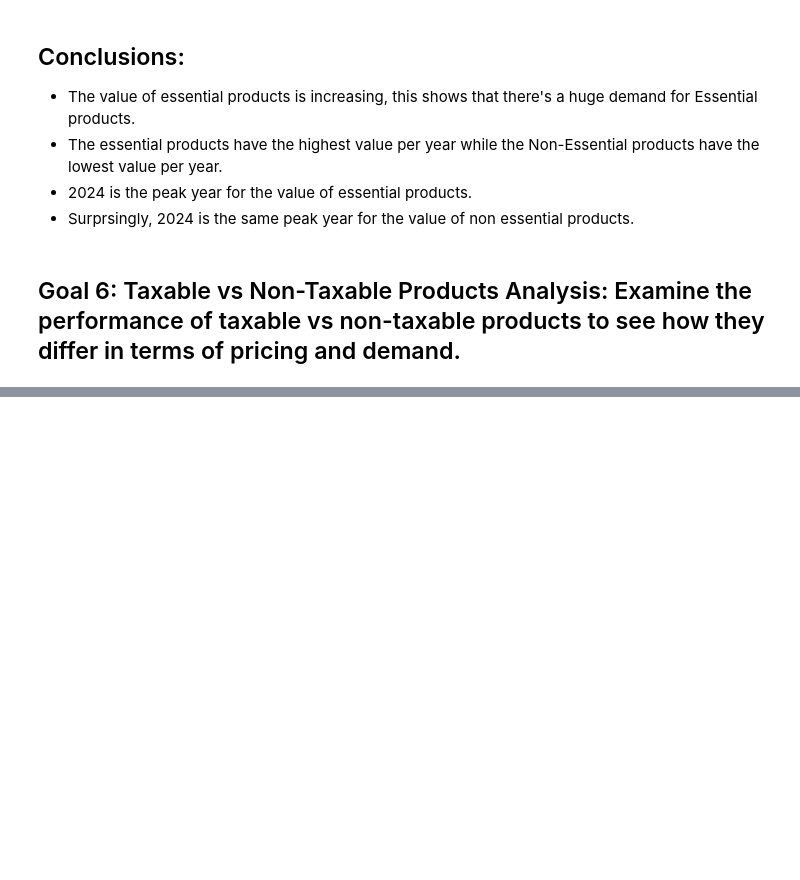
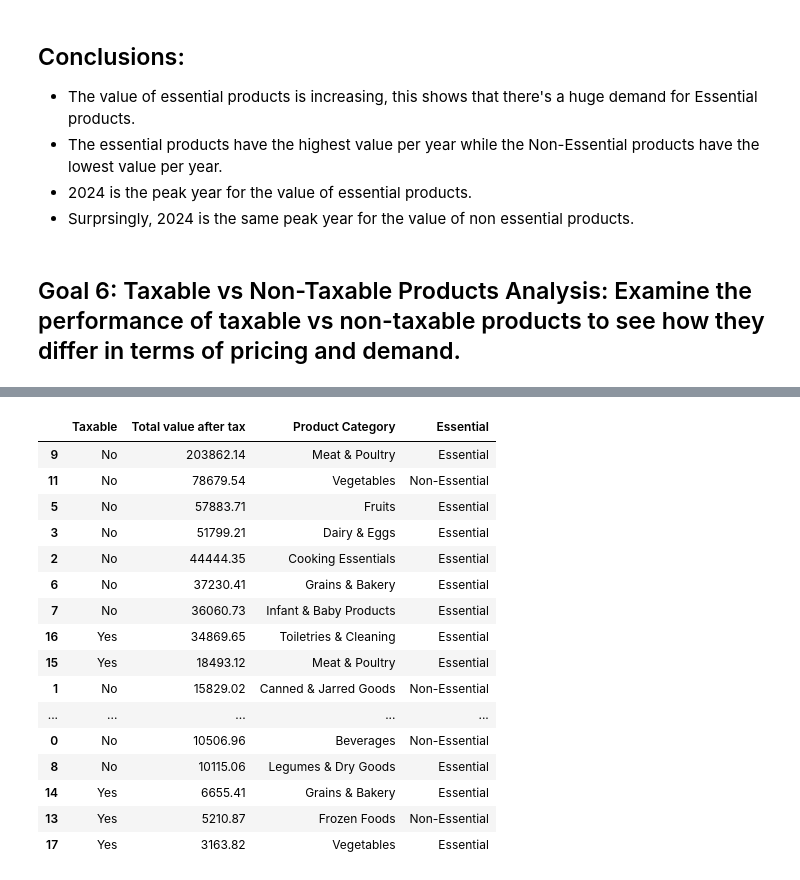
Before and after one commit to Fady-Foash97/Data-analysis-using-Pandas, a Jupyter notebook: Retail price of products.ipynb, the cells around one changed output, grey strips where cells are left out. Cells and saved outputs as stored; diff of their text form; code cells hidden in the pictures; blank space fills up the shorter version.

```diff
--- a/Retail price of products.ipynb
+++ b/Retail price of products.ipynb
@@ -559,3 +573,25 @@ Tax1
+# %%
+Tax2 = Tax1.sort_values(by = "Total value after tax", ascending = False)
+# %%
+Tax2
+# %% [output]
+|  | Taxable | Total value after tax | Product Category | Essential |
+| 9 | No | 203862.14 | Meat & Poultry | Essential |
+| 11 | No | 78679.54 | Vegetables | Non-Essential |
+| 5 | No | 57883.71 | Fruits | Essential |
+| 3 | No | 51799.21 | Dairy & Eggs | Essential |
+| 2 | No | 44444.35 | Cooking Essentials | Essential |
+| 6 | No | 37230.41 | Grains & Bakery | Essential |
+| 7 | No | 36060.73 | Infant & Baby Products | Essential |
+| 16 | Yes | 34869.65 | Toiletries & Cleaning | Essential |
+| 15 | Yes | 18493.12 | Meat & Poultry | Essential |
+| 1 | No | 15829.02 | Canned & Jarred Goods | Non-Essential |
+| ... | ... | ... | ... | ... |
+| 0 | No | 10506.96 | Beverages | Non-Essential |
+| 8 | No | 10115.06 | Legumes & Dry Goods | Essential |
+| 14 | Yes | 6655.41 | Grains & Bakery | Essential |
+| 13 | Yes | 5210.87 | Frozen Foods | Non-Essential |
+| 17 | Yes | 3163.82 | Vegetables | Essential |
 # %%
 plt.figure(figsize = (12, 10))
 plt.barh(Tax1["Taxable"], Tax1["Total value after tax"])
```
Also changed, not shown: parts of 4 cells of this notebook.
